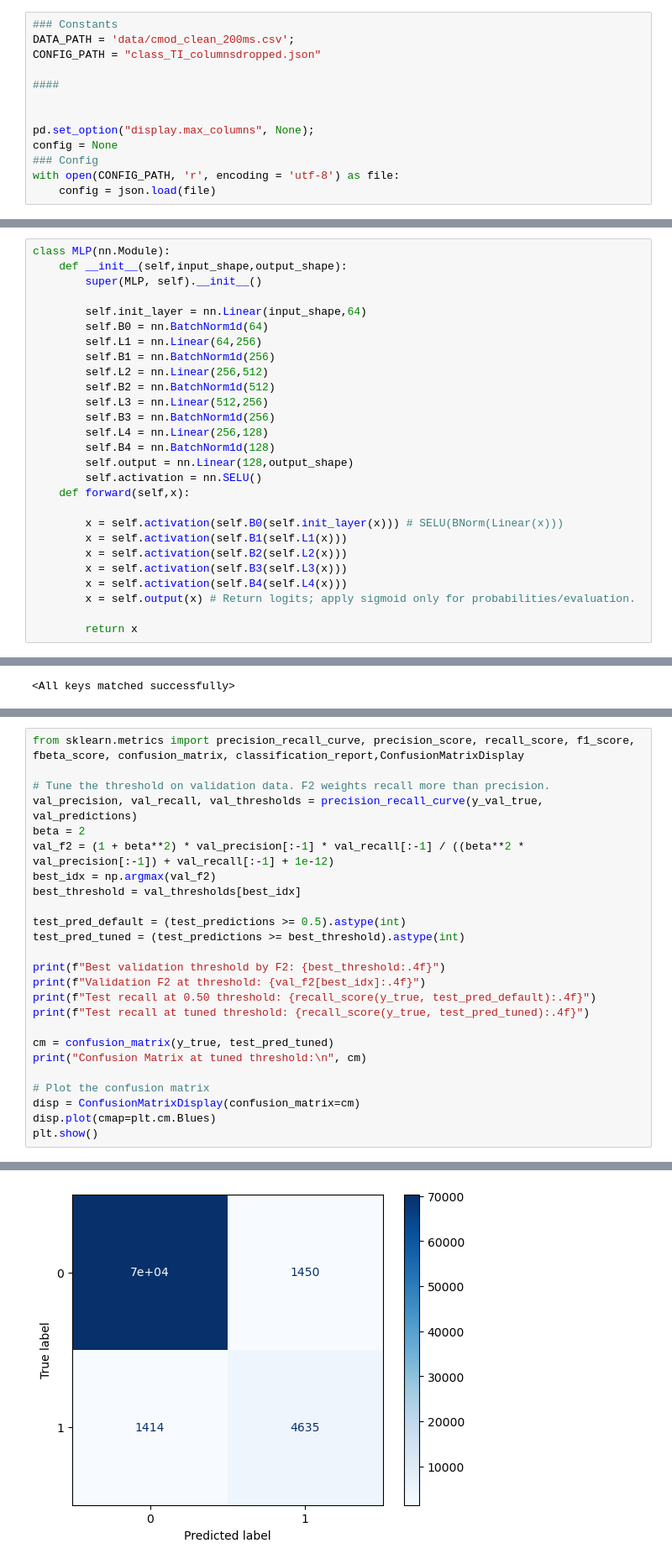
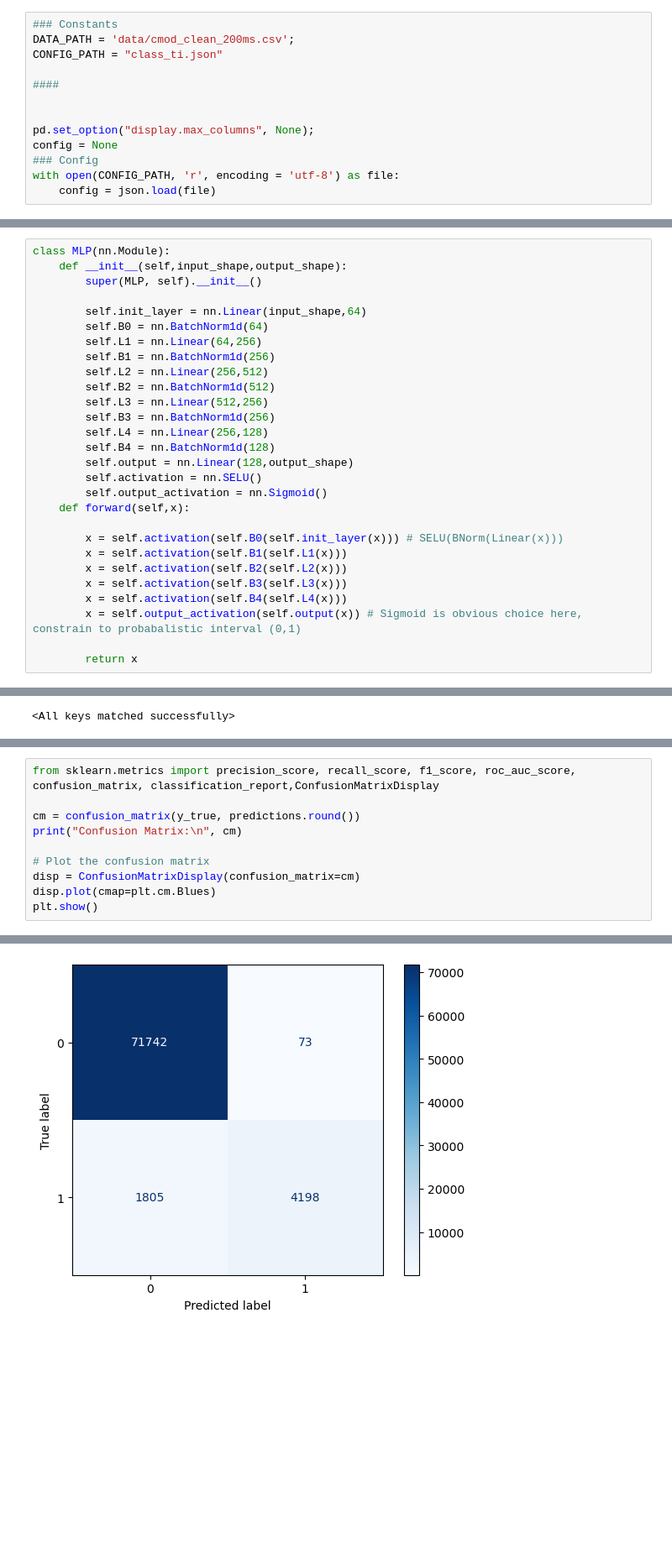
Before and after one commit to ahmedali6395/ai4fusion, a Jupyter notebook: classification_task.ipynb, the cells around one changed output, grey strips where cells are left out. Shown at 84% size. Saved outputs shown, nothing was run; the diff lists cells and outputs as text; blank space fills up the shorter version.

```diff
--- a/classification_task.ipynb
+++ b/classification_task.ipynb
@@ -24,7 +24,7 @@ from utils.createLoader import createLoaders
 # %%
 ### Constants
 DATA_PATH = 'data/cmod_clean_200ms.csv';
-CONFIG_PATH = "class_TI_columnsdropped.json"
+CONFIG_PATH = "class_ti.json"
 
 ####
 
@@ -88,6 +88,7 @@ class MLP(nn.Module):
         self.B4 = nn.BatchNorm1d(128)
         self.output = nn.Linear(128,output_shape)
         self.activation = nn.SELU()
+        self.output_activation = nn.Sigmoid()
     def forward(self,x):
 
         x = self.activation(self.B0(self.init_layer(x))) # SELU(BNorm(Linear(x)))
@@ -95,7 +96,7 @@ class MLP(nn.Module):
         x = self.activation(self.B2(self.L2(x)))
         x = self.activation(self.B3(self.L3(x)))
         x = self.activation(self.B4(self.L4(x)))
-        x = self.output(x) # Return logits; apply sigmoid only for probabilities/evaluation.
+        x = self.output_activation(self.output(x)) # Sigmoid is obvious choice here, constrain to probabalistic interval (0,1)
 
         return x
 # %%
@@ -387,23 +364,8 @@ PR-AUC: 0.843
 # %%
-from sklearn.metrics import precision_recall_curve, precision_score, recall_score, f1_score, fbeta_score, confusion_matrix, classification_report,ConfusionMatrixDisplay
+from sklearn.metrics import precision_score, recall_score, f1_score, roc_auc_score, confusion_matrix, classification_report,ConfusionMatrixDisplay
 
-# Tune the threshold on validation data. F2 weights recall more than precision.
-val_precision, val_recall, val_thresholds = precision_recall_curve(y_val_true, val_predictions)
-beta = 2
-val_f2 = (1 + beta**2) * val_precision[:-1] * val_recall[:-1] / ((beta**2 * val_precision[:-1]) + val_recall[:-1] + 1e-12)
-best_idx = np.argmax(val_f2)
-best_threshold = val_thresholds[best_idx]
-
-test_pred_default = (test_predictions >= 0.5).astype(int)
-test_pred_tuned = (test_predictions >= best_threshold).astype(int)
-
-print(f"Best validation threshold by F2: {best_threshold:.4f}")
-print(f"Validation F2 at threshold: {val_f2[best_idx]:.4f}")
-print(f"Test recall at 0.50 threshold: {recall_score(y_true, test_pred_default):.4f}")
-print(f"Test recall at tuned threshold: {recall_score(y_true, test_pred_tuned):.4f}")
-
-cm = confusion_matrix(y_true, test_pred_tuned)
-print("Confusion Matrix at tuned threshold:\n", cm)
+cm = confusion_matrix(y_true, predictions.round())
+print("Confusion Matrix:\n", cm)
 
 # Plot the confusion matrix
 disp = ConfusionMatrixDisplay(confusion_matrix=cm)
@@ -420,2 +378,2 @@ Confusion Matrix at tuned threshold:
-[figure, old version]
+[figure, new version]
 # %%
```
Also changed, not shown: parts of 9 cells of this notebook, 2 other files.
